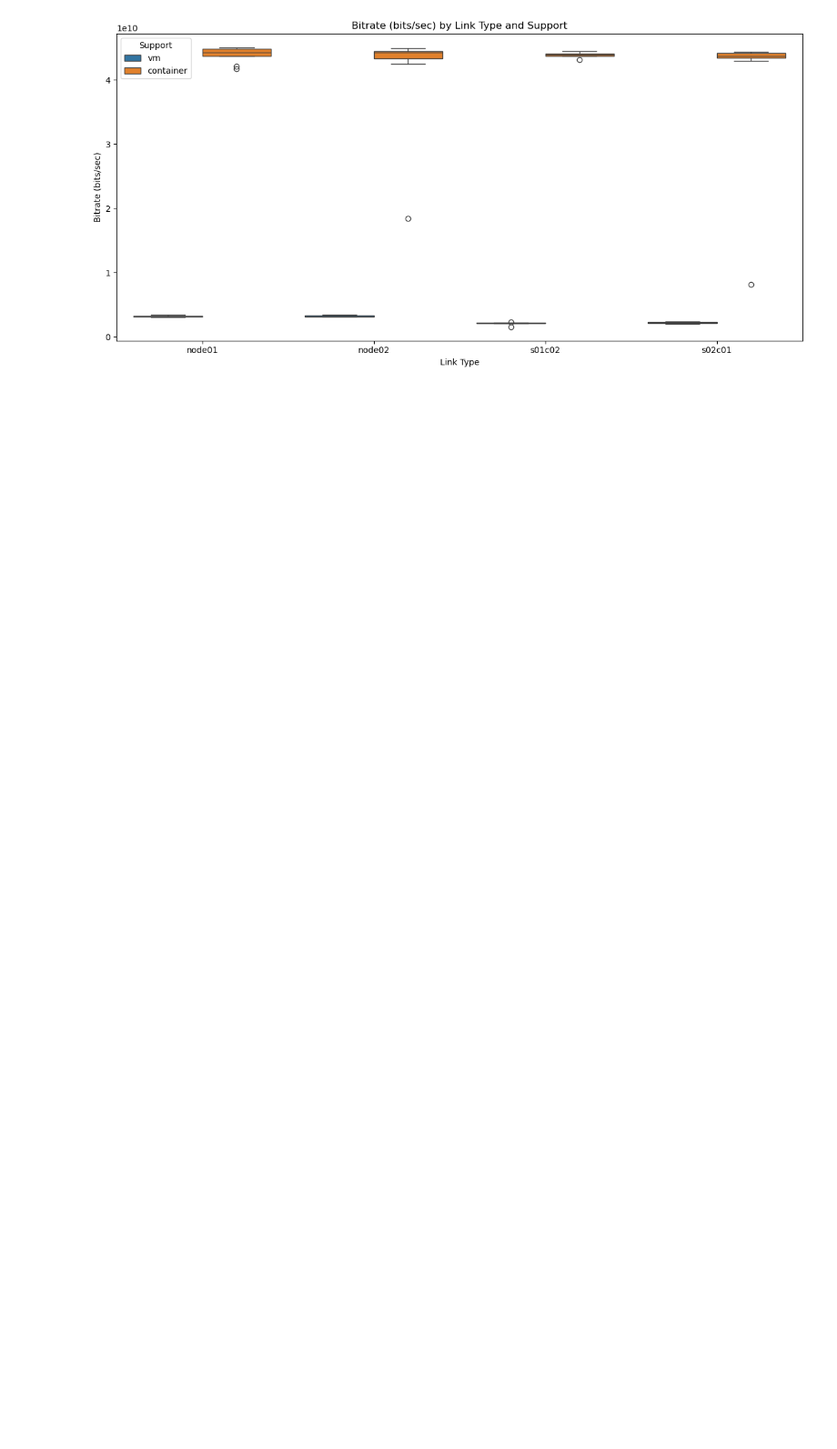
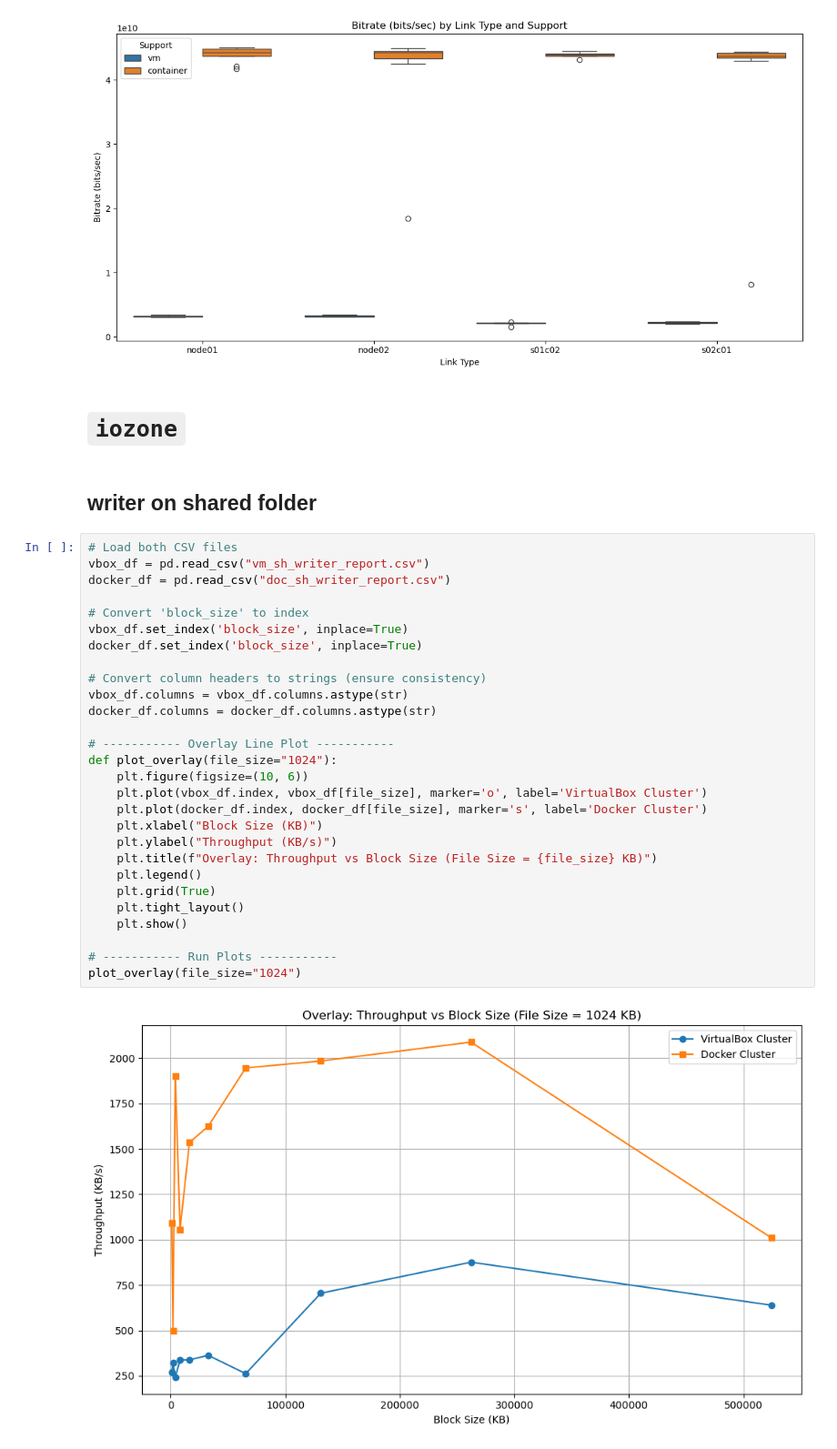
Before and after one commit to giovanni-lucarelli/cloud-basic, a Jupyter notebook: analysis/analysis.ipynb, the cells around one changed output. Shown at 91% size. Saved outputs shown, nothing was run; the diff lists cells and outputs as text; blank space fills up the shorter version.

```diff
--- a/analysis/analysis.ipynb
+++ b/analysis/analysis.ipynb
@@ -511,3 +511,37 @@ plt.show()
 # %% [output]
 [figure]
 [figure]
+# %% [markdown]
+# `iozone`
+# %% [markdown]
+## writer on shared folder
+# %%
+# Load both CSV files
+vbox_df = pd.read_csv("vm_sh_writer_report.csv")
+docker_df = pd.read_csv("doc_sh_writer_report.csv")
+
+# Convert 'block_size' to index
+vbox_df.set_index('block_size', inplace=True)
+docker_df.set_index('block_size', inplace=True)
+
+# Convert column headers to strings (ensure consistency)
+vbox_df.columns = vbox_df.columns.astype(str)
+docker_df.columns = docker_df.columns.astype(str)
+
+# ----------- Overlay Line Plot -----------
+def plot_overlay(file_size="1024"):
+    plt.figure(figsize=(10, 6))
+    plt.plot(vbox_df.index, vbox_df[file_size], marker='o', label='VirtualBox Cluster')
+    plt.plot(docker_df.index, docker_df[file_size], marker='s', label='Docker Cluster')
+    plt.xlabel("Block Size (KB)")
+    plt.ylabel("Throughput (KB/s)")
+    plt.title(f"Overlay: Throughput vs Block Size (File Size = {file_size} KB)")
+    plt.legend()
+    plt.grid(True)
+    plt.tight_layout()
+    plt.show()
+
+# ----------- Run Plots -----------
+plot_overlay(file_size="1024")
+# %% [output]
+[figure, added]
```
Also changed, not shown: parts of 5 cells of this notebook, 10 other files.
